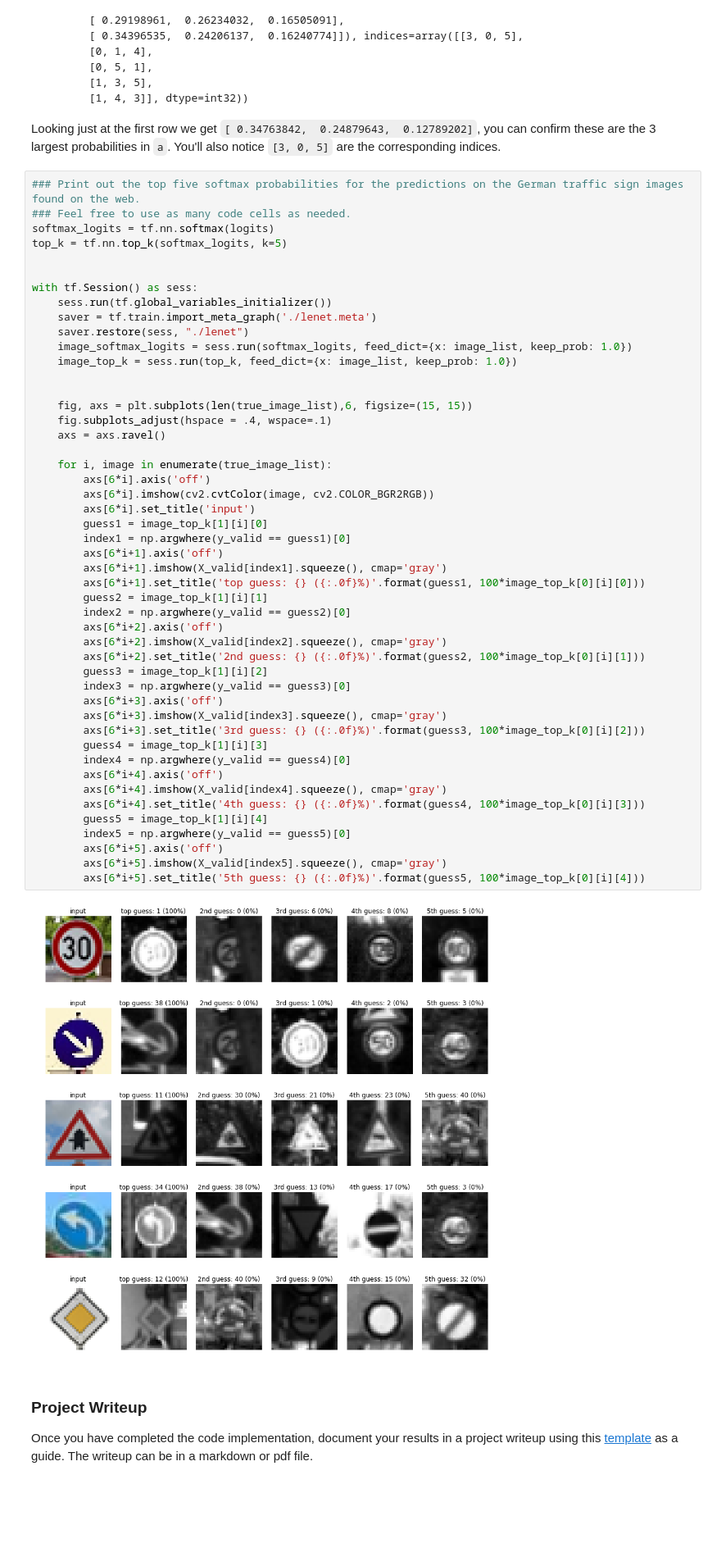
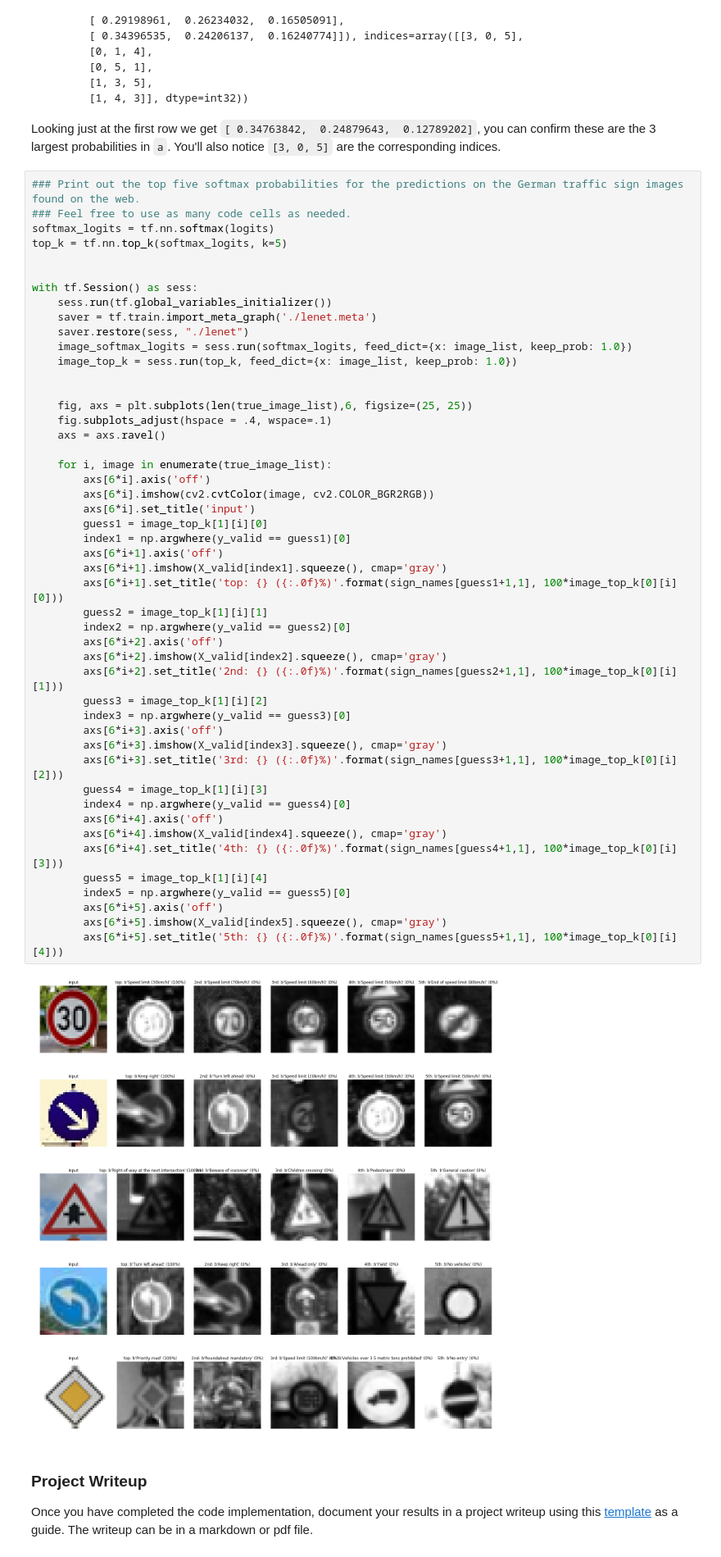
Before and after one commit to reshavsingla/CarND-Traffic-Sign-Classifier-Project, a Jupyter notebook: Traffic_Sign_Classifier.ipynb, the cells around one changed output. Shown: that part at 82% size. Drawn from its saved outputs; the diff is of its cells as text; blank space fills up the shorter version.

```diff
--- a/Traffic_Sign_Classifier.ipynb
+++ b/Traffic_Sign_Classifier.ipynb
@@ -560,41 +560,41 @@ with tf.Session() as sess:
     image_top_k = sess.run(top_k, feed_dict={x: image_list, keep_prob: 1.0})
 
 
-    fig, axs = plt.subplots(len(true_image_list),6, figsize=(15, 15))
+    fig, axs = plt.subplots(len(true_image_list),6, figsize=(25, 25))
     fig.subplots_adjust(hspace = .4, wspace=.1)
     axs = axs.ravel()
 
     for i, image in enumerate(true_image_list):
         axs[6*i].axis('off')
         axs[6*i].imshow(cv2.cvtColor(image, cv2.COLOR_BGR2RGB))
         axs[6*i].set_title('input')
         guess1 = image_top_k[1][i][0]
         index1 = np.argwhere(y_valid == guess1)[0]
         axs[6*i+1].axis('off')
         axs[6*i+1].imshow(X_valid[index1].squeeze(), cmap='gray')
-        axs[6*i+1].set_title('top guess: {} ({:.0f}%)'.format(guess1, 100*image_top_k[0][i][0]))
+        axs[6*i+1].set_title('top: {} ({:.0f}%)'.format(sign_names[guess1+1,1], 100*image_top_k[0][i][0]))
         guess2 = image_top_k[1][i][1]
         index2 = np.argwhere(y_valid == guess2)[0]
         axs[6*i+2].axis('off')
         axs[6*i+2].imshow(X_valid[index2].squeeze(), cmap='gray')
-        axs[6*i+2].set_title('2nd guess: {} ({:.0f}%)'.format(guess2, 100*image_top_k[0][i][1]))
+        axs[6*i+2].set_title('2nd: {} ({:.0f}%)'.format(sign_names[guess2+1,1], 100*image_top_k[0][i][1]))
         guess3 = image_top_k[1][i][2]
         index3 = np.argwhere(y_valid == guess3)[0]
         axs[6*i+3].axis('off')
         axs[6*i+3].imshow(X_valid[index3].squeeze(), cmap='gray')
-        axs[6*i+3].set_title('3rd guess: {} ({:.0f}%)'.format(guess3, 100*image_top_k[0][i][2]))
+        axs[6*i+3].set_title('3rd: {} ({:.0f}%)'.format(sign_names[guess3+1,1], 100*image_top_k[0][i][2]))
         guess4 = image_top_k[1][i][3]
         index4 = np.argwhere(y_valid == guess4)[0]
         axs[6*i+4].axis('off')
         axs[6*i+4].imshow(X_valid[index4].squeeze(), cmap='gray')
-        axs[6*i+4].set_title('4th guess: {} ({:.0f}%)'.format(guess4, 100*image_top_k[0][i][3]))
+        axs[6*i+4].set_title('4th: {} ({:.0f}%)'.format(sign_names[guess4+1,1], 100*image_top_k[0][i][3]))
         guess5 = image_top_k[1][i][4]
         index5 = np.argwhere(y_valid == guess5)[0]
         axs[6*i+5].axis('off')
         axs[6*i+5].imshow(X_valid[index5].squeeze(), cmap='gray')
-        axs[6*i+5].set_title('5th guess: {} ({:.0f}%)'.format(guess5, 100*image_top_k[0][i][4]))
+        axs[6*i+5].set_title('5th: {} ({:.0f}%)'.format(sign_names[guess5+1,1], 100*image_top_k[0][i][4]))
 # %% [output]
-[figure, old version]
+[figure, new version]
 # %% [markdown]
 ### Project Writeup
 
```
Also changed, not shown: parts of 3 cells of this notebook, 5 other files.
